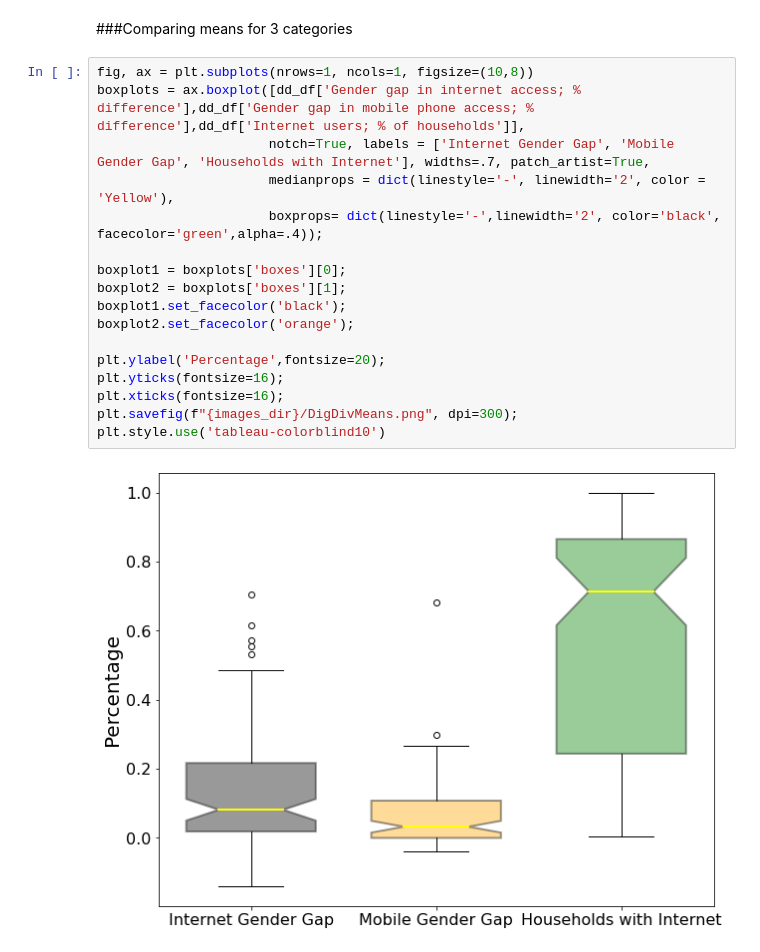
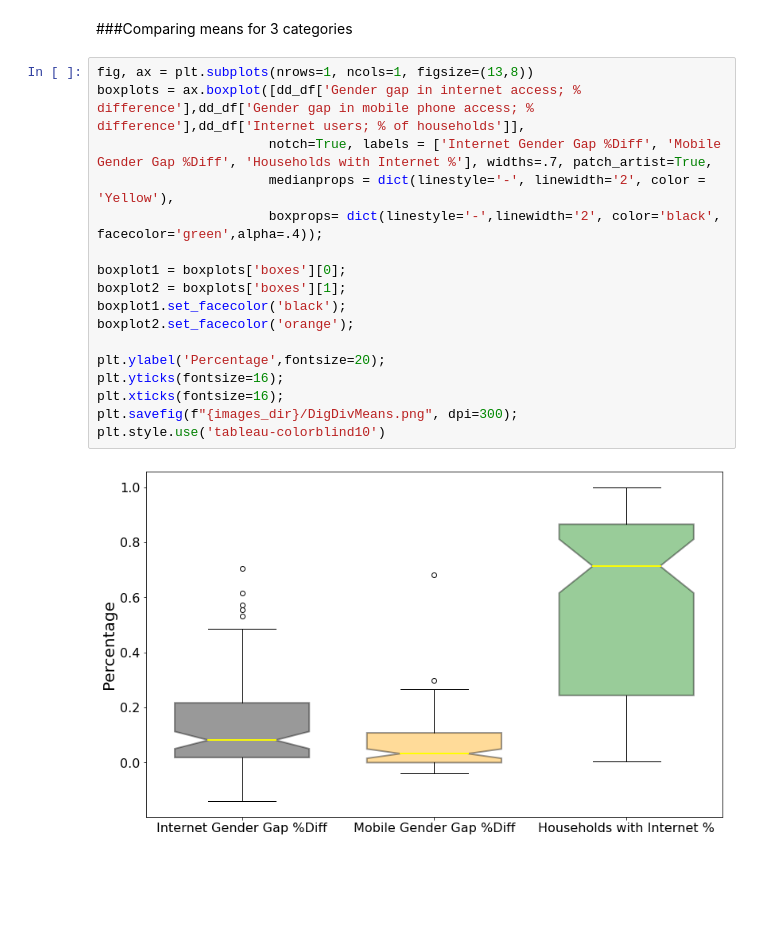
Before and after one commit to mselmasry/GraphingExcercise, a Jupyter notebook: 01_GraphingExcercise.ipynb, the cells around one changed output. Cells and saved outputs as stored; diff of their text form; blank space fills up the shorter version.

```diff
--- a/01_GraphingExcercise.ipynb
+++ b/01_GraphingExcercise.ipynb
@@ -74,22 +74,22 @@ dd_df.describe()
 # %% [markdown]
 ###Comparing means for 3 categories
 # %%
-fig, ax = plt.subplots(nrows=1, ncols=1, figsize=(10,8))
+fig, ax = plt.subplots(nrows=1, ncols=1, figsize=(13,8))
 boxplots = ax.boxplot([dd_df['Gender gap in internet access; % difference'],dd_df['Gender gap in mobile phone access; % difference'],dd_df['Internet users; % of households']],
-                      notch=True, labels = ['Internet Gender Gap', 'Mobile Gender Gap', 'Households with Internet'], widths=.7, patch_artist=True,
+                      notch=True, labels = ['Internet Gender Gap %Diff', 'Mobile Gender Gap %Diff', 'Households with Internet %'], widths=.7, patch_artist=True,
                       medianprops = dict(linestyle='-', linewidth='2', color = 'Yellow'),
                       boxprops= dict(linestyle='-',linewidth='2', color='black', facecolor='green',alpha=.4));
 
 boxplot1 = boxplots['boxes'][0];
 boxplot2 = boxplots['boxes'][1];
 boxplot1.set_facecolor('black');
 boxplot2.set_facecolor('orange');
 
 plt.ylabel('Percentage',fontsize=20);
 plt.yticks(fontsize=16);
 plt.xticks(fontsize=16);
 plt.savefig(f"{images_dir}/DigDivMeans.png", dpi=300);
 plt.style.use('tableau-colorblind10')
 # %% [output]
-[figure, old version]
+[figure, new version]
 # %%
```
Also changed, not shown: parts of 1 cell of this notebook.
